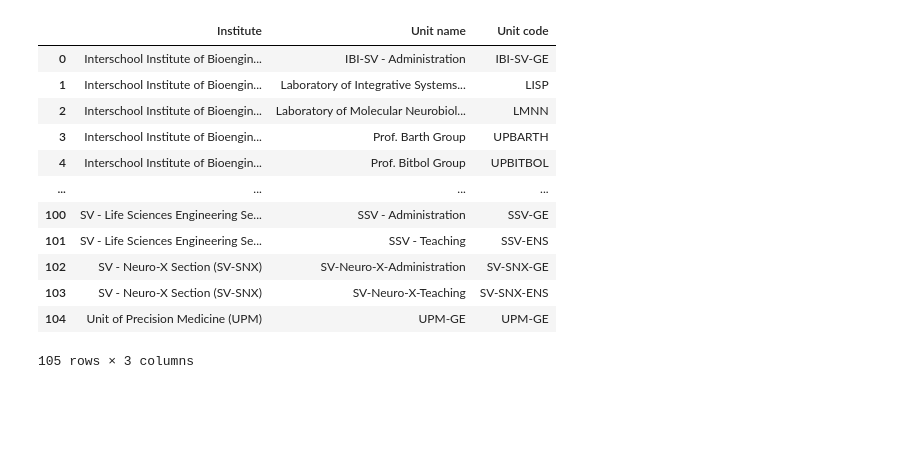
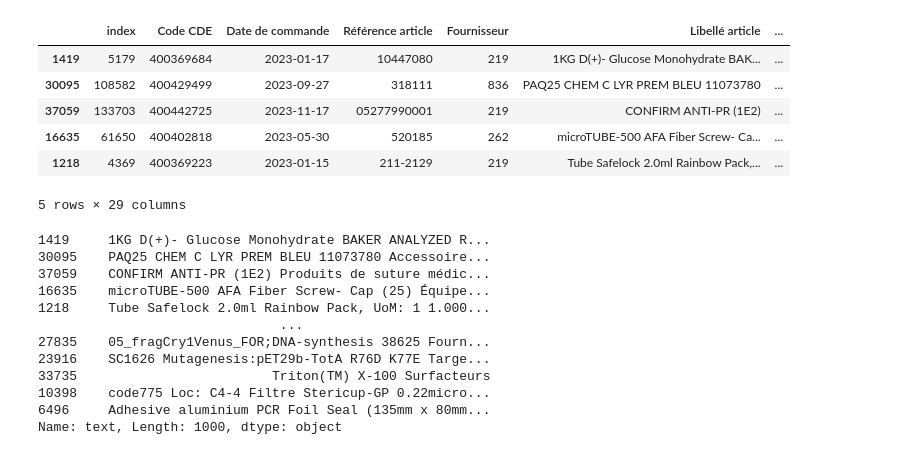
Before and after one commit to hugocruzz/Carbon_AI, a Jupyter notebook: notebooks/sandbox.ipynb, the cells around one changed output. Saved outputs shown, nothing was run; the diff lists cells and outputs as text; code cells hidden in the pictures; blank space fills up the shorter version.

```diff
--- a/notebooks/sandbox.ipynb
+++ b/notebooks/sandbox.ipynb
@@ -36,16 +80,0 @@ df_pop = pd.read_excel(r"data\input_data\achats_EPFL\SV_units.xlsx", sheet_name
-# %%
-df_pop
-# %% [output]
-|  | Institute | Unit name | Unit code |
-| 0 | Interschool Institute of Bioengin... | IBI-SV - Administration | IBI-SV-GE |
-| 1 | Interschool Institute of Bioengin... | Laboratory of Integrative Systems... | LISP |
-| 2 | Interschool Institute of Bioengin... | Laboratory of Molecular Neurobiol... | LMNN |
-| 3 | Interschool Institute of Bioengin... | Prof. Barth Group | UPBARTH |
-| 4 | Interschool Institute of Bioengin... | Prof. Bitbol Group | UPBITBOL |
-| ... | ... | ... | ... |
-| 100 | SV - Life Sciences Engineering Se... | SSV - Administration | SSV-GE |
-| 101 | SV - Life Sciences Engineering Se... | SSV - Teaching | SSV-ENS |
-| 102 | SV - Neuro-X Section (SV-SNX) | SV-Neuro-X-Administration | SV-SNX-GE |
-| 103 | SV - Neuro-X Section (SV-SNX) | SV-Neuro-X-Teaching | SV-SNX-ENS |
-| 104 | Unit of Precision Medicine (UPM) | UPM-GE | UPM-GE |
-105 rows × 3 columns
@@ -51,0 +83,10 @@ df_pop
+# %%
+df.head()
+# %% [output]
+|  | index | Code CDE | Date de commande | Référence article | Fournisseur | Libellé article | ... |
+| 1419 | 5179 | 400369684 | 2023-01-17 | 10447080 | 219 | 1KG D(+)- Glucose Monohydrate BAK... | ... |
+| 30095 | 108582 | 400429499 | 2023-09-27 | 318111 | 836 | PAQ25 CHEM C LYR PREM BLEU 11073780 | ... |
+| 37059 | 133703 | 400442725 | 2023-11-17 | 05277990001 | 219 | CONFIRM ANTI-PR (1E2) | ... |
+| 16635 | 61650 | 400402818 | 2023-05-30 | 520185 | 262 | microTUBE-500 AFA Fiber Screw- Ca... | ... |
+| 1218 | 4369 | 400369223 | 2023-01-15 | 211-2129 | 219 | Tube Safelock 2.0ml Rainbow Pack,... | ... |
+5 rows × 29 columns
@@ -51,0 +95,15 @@ df_pop
+# %%
+df["text"]
+# %% [output]
+1419     1KG D(+)- Glucose Monohydrate BAKER ANALYZED R...
+30095    PAQ25 CHEM C LYR PREM BLEU 11073780 Accessoire...
+37059    CONFIRM ANTI-PR (1E2) Produits de suture médic...
+16635    microTUBE-500 AFA Fiber Screw- Cap (25) Équipe...
+1218     Tube Safelock 2.0ml Rainbow Pack, UoM: 1 1.000...
+                               ...
+27835    05_fragCry1Venus_FOR;DNA-synthesis 38625 Fourn...
+23916    SC1626 Mutagenesis:pET29b-TotA R76D K77E Targe...
+33735                         Triton(TM) X-100 Surfacteurs
+10398    code775 Loc: C4-4 Filtre Stericup-GP 0.22micro...
+6496     Adhesive aluminium PCR Foil Seal (135mm x 80mm...
+Name: text, Length: 1000, dtype: object
```
Also changed, not shown: parts of 19 cells of this notebook, 29 other files.
